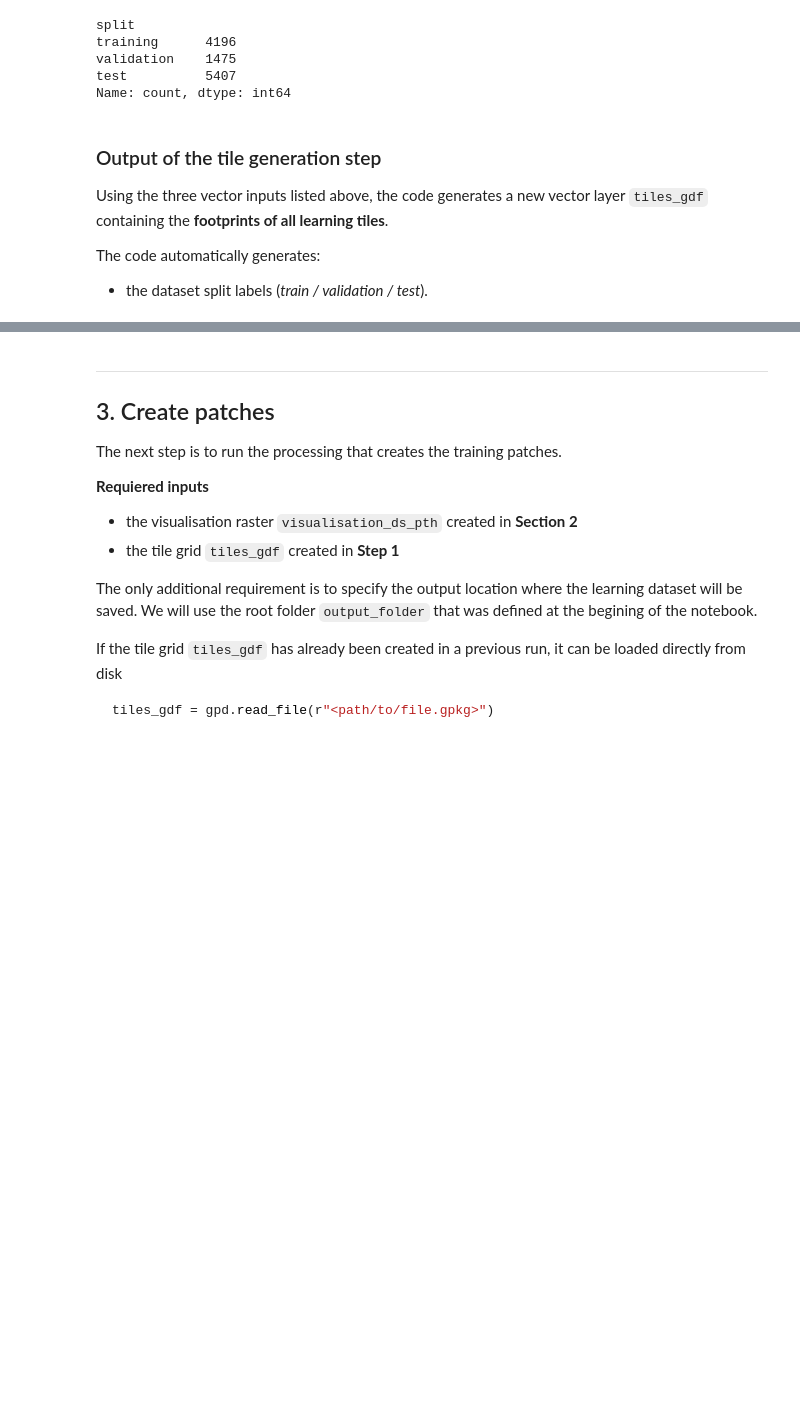
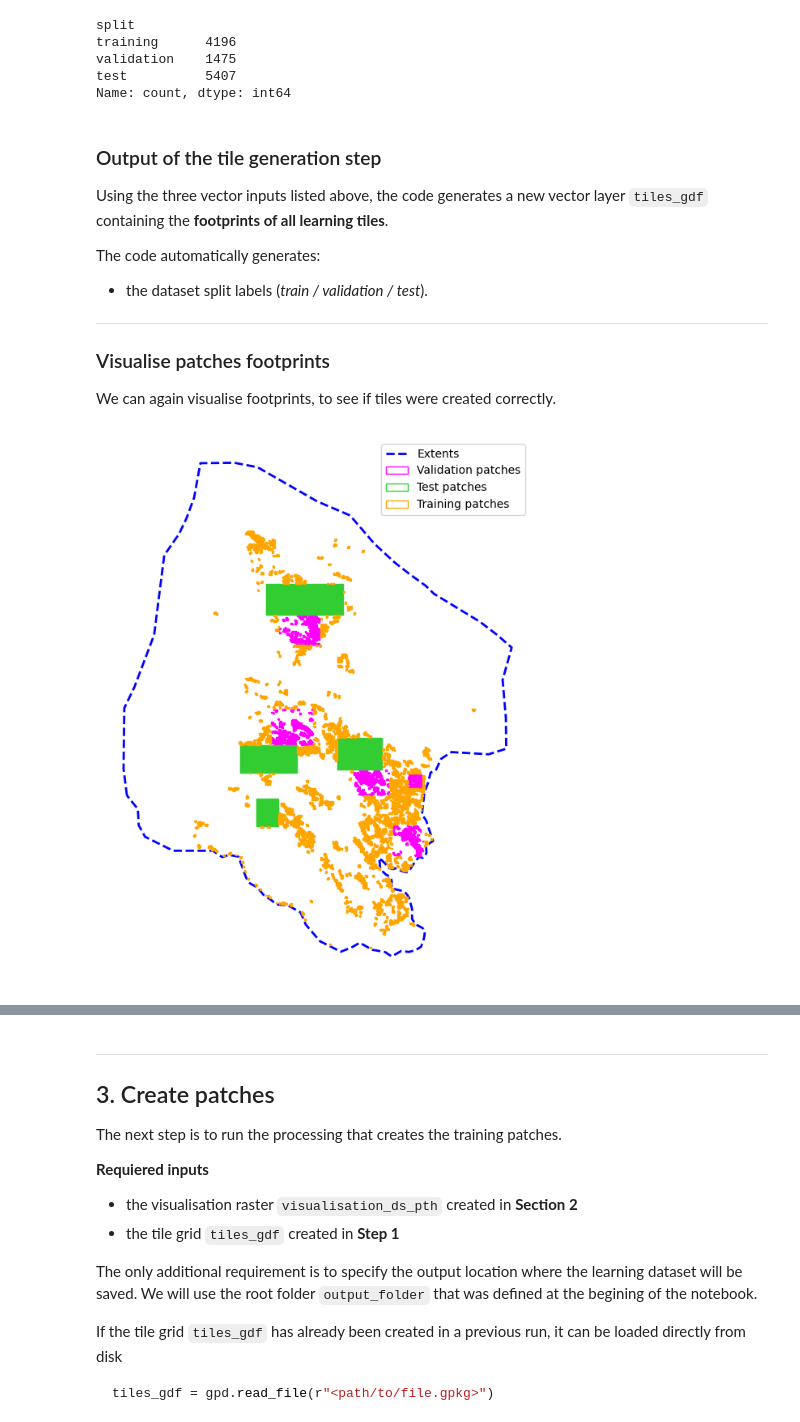
Before and after one commit to EarthObservation/adaf, a Jupyter notebook: STONE_create_learning_dataset.ipynb, the cells around one changed output, grey strips where cells are left out. Drawn from its saved outputs; the diff is of its cells as text; code cells hidden in the pictures; blank space fills up the shorter version.

```diff
--- a/STONE_create_learning_dataset.ipynb
+++ b/STONE_create_learning_dataset.ipynb
@@ -176,4 +176,38 @@ Using the three vector inputs listed above, the code generates a new vector laye
 
 The code automatically generates:
 - the dataset split labels (*train / validation / test*).
+
+---
+
+### Visualise patches footprints
+
+We can again visualise footprints, to see if tiles were created correctly.
+# %%
+from matplotlib.patches import Patch
+from matplotlib.lines import Line2D
+
+
+fig, ax = plt.subplots(1, 1, figsize=(7, 7))
+gdf_extents.plot(facecolor="none", edgecolor='blue', linewidth=2, linestyle='--', ax=ax)
+tiles_gdf[tiles_gdf["split"] == "validation"].plot(column='split', facecolor="none", edgecolor='magenta', linewidth=1, ax=ax)
+tiles_gdf[tiles_gdf["split"] == "test"].plot(column='split', facecolor="none", edgecolor='limegreen', linewidth=1, ax=ax)
+tiles_gdf[tiles_gdf["split"] == "training"].plot(column='split', facecolor="none", edgecolor='orange', linewidth=1, ax=ax)
+
+
+# Legend
+legend_elements = [
+    Line2D([0], [0], color='blue', linestyle='--', linewidth=2, label='Extents'),
+    Patch(facecolor="none", edgecolor="magenta", label="Validation patches"),
+    Patch(facecolor="none", edgecolor="limegreen", label="Test patches"),
+    Patch(facecolor="none", edgecolor="orange", label="Training patches")
+]
+ax.legend(handles=legend_elements, loc="upper right", frameon=True)
+
+# Remove axis labels and ticks
+ax.set_axis_off()
+
+plt.tight_layout()
+plt.show()
+# %% [output]
+[figure, added]
 # %% [markdown]
```
Also changed, not shown: parts of 9 cells of this notebook, 2 other files.
